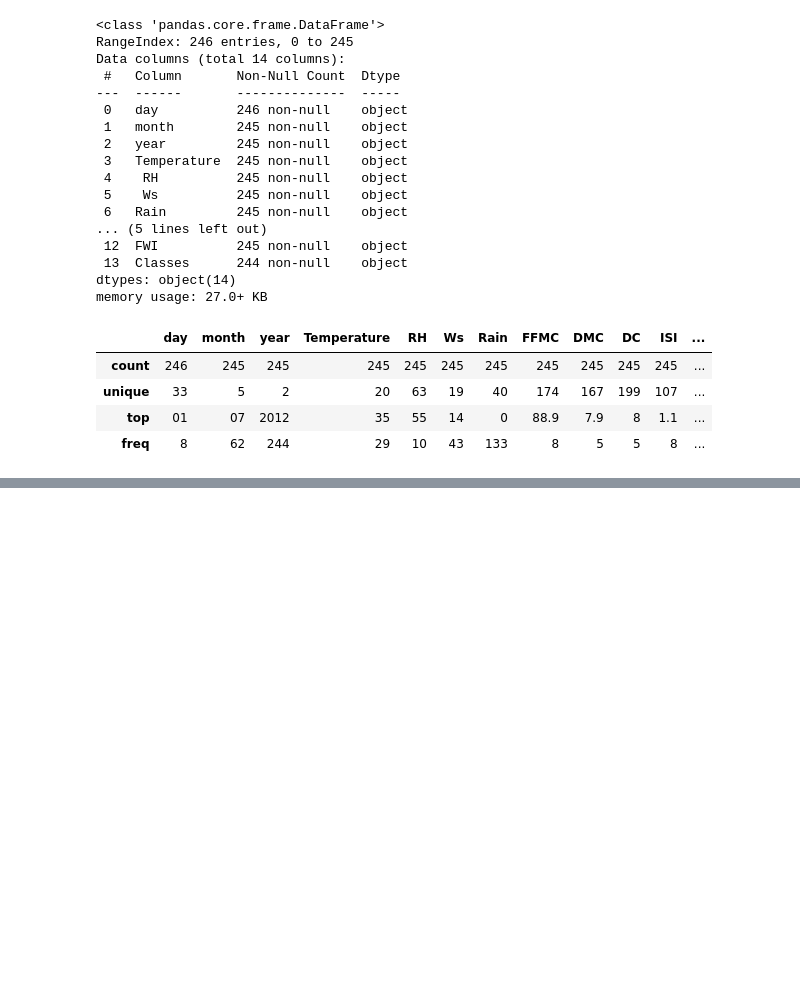
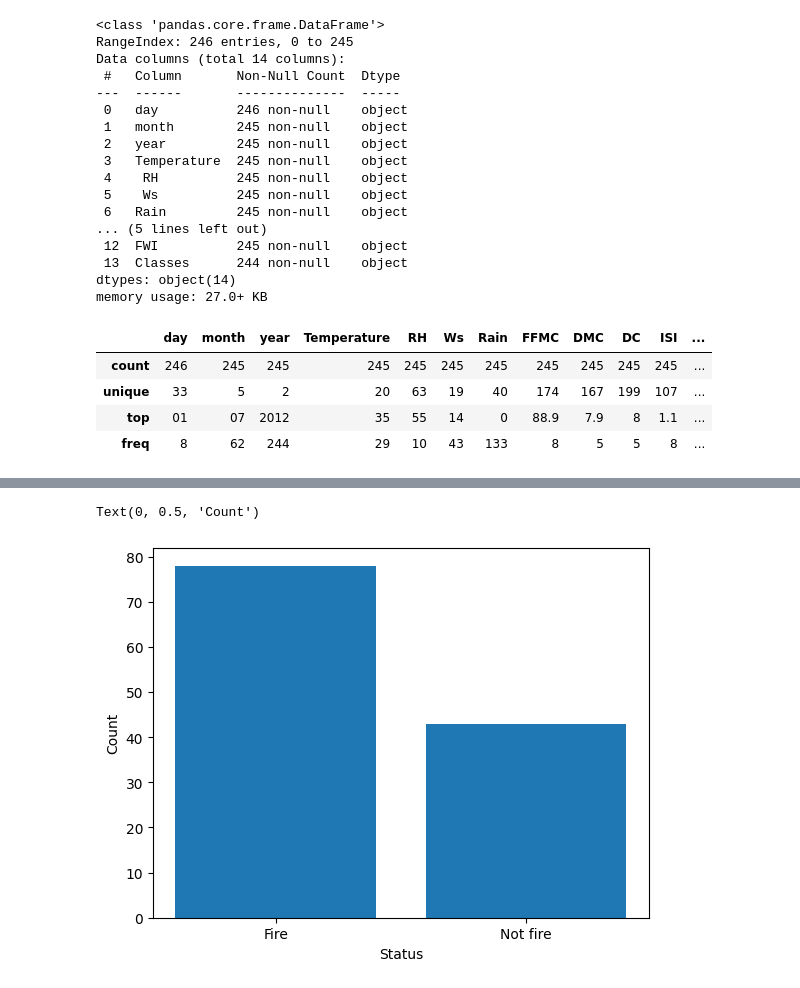
Before and after one commit to tahaftm/Udemy-ML, a Jupyter notebook: Lectures/Ridge, Lasso and Elastic net/Linear regression.ipynb, the cells around one changed output, grey strips where cells are left out. Saved outputs shown, nothing was run; the diff lists cells and outputs as text; code cells hidden in the pictures; blank space fills up the shorter version.

```diff
--- a/Lectures/Ridge, Lasso and Elastic net/Linear regression.ipynb
+++ b/Lectures/Ridge, Lasso and Elastic net/Linear regression.ipynb
@@ -46,0 +332,8 @@ df.describe()
+# %%
+Sidi_Bel_Abbes = for_bar.loc['Sidi-Bel Abbes Region', :]
+plt.bar(Sidi_Bel_Abbes.index, Sidi_Bel_Abbes['count'].values)
+plt.xlabel("Status")
+plt.ylabel("Count")
+# %% [output]
+Text(0, 0.5, 'Count')
+[figure, added]
```
Also changed, not shown: parts of 44 cells of this notebook.
